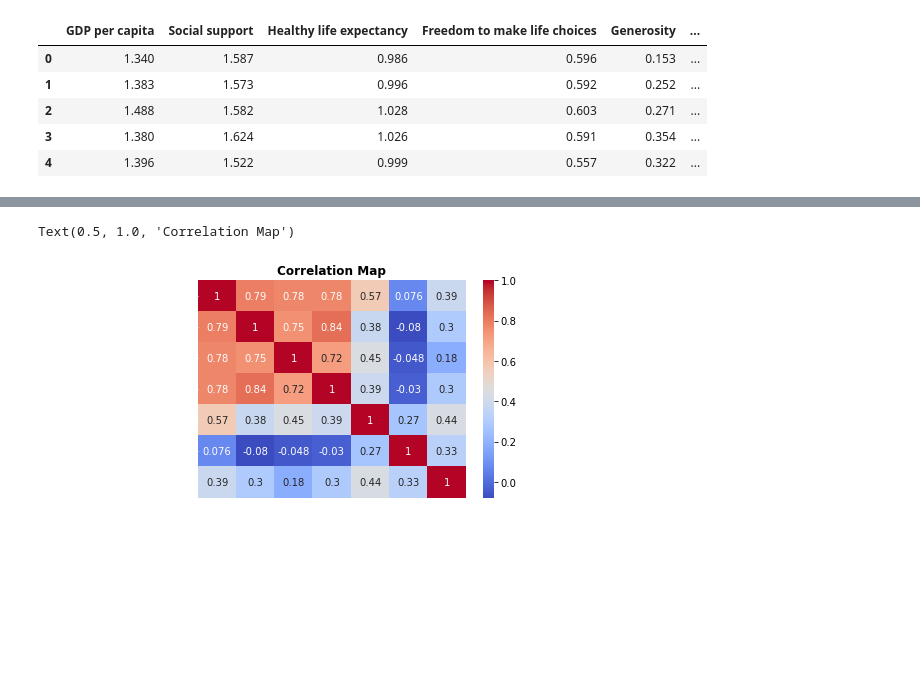
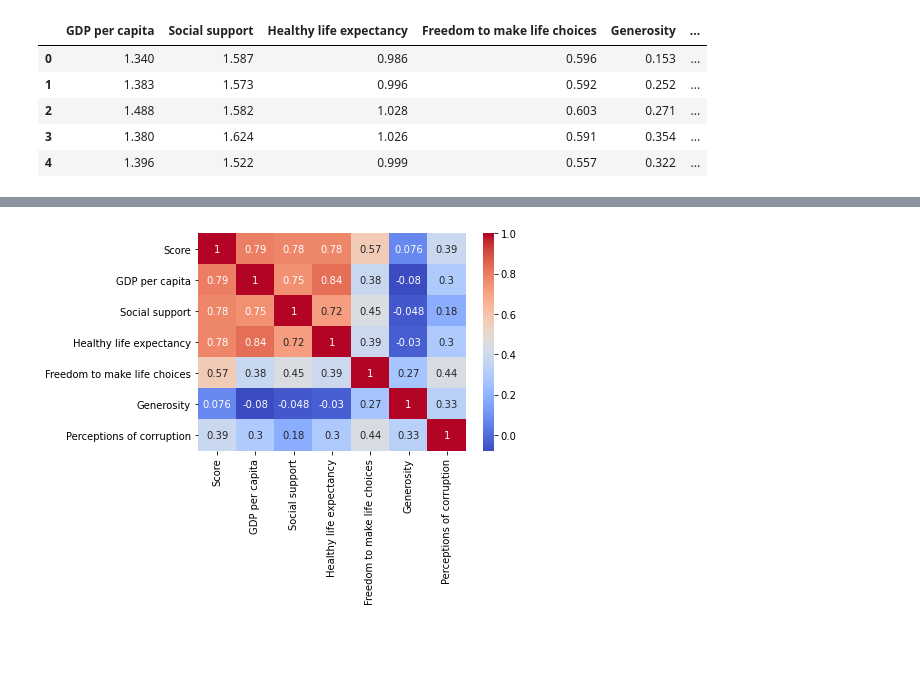
Before and after one commit to kevinsmith78/Happiness, a Jupyter notebook: ML.ipynb, the cells around one changed output, grey strips where cells are left out. Drawn from its saved outputs; the diff is of its cells as text; code cells hidden in the pictures; blank space fills up the shorter version.

```diff
--- a/ML.ipynb
+++ b/ML.ipynb
@@ -249,11 +249,6 @@ d1.corr()
 | Perceptions of corruption | 0.385613 | 0.298920 | 0.181899 | 0.295283 | 0.438843 | 0.326538 | ... |
 # %%
 heatMap = sns.heatmap(d1.corr(), cmap="coolwarm", annot=True)
-heatMap.tick_params(axis="x", colors="white")
-heatMap.tick_params(axis="y", colors="white")
-plt.savefig("Corr.png")
-
-plt.title("Correlation Map", weight="bold")
+plt.savefig("Corr.png", bbox_inches='tight')
 # %% [output]
-Text(0.5, 1.0, 'Correlation Map')
-[figure, old version]
+[figure, new version]
```
Also changed, not shown: parts of 4 cells of this notebook, 7 other files.
